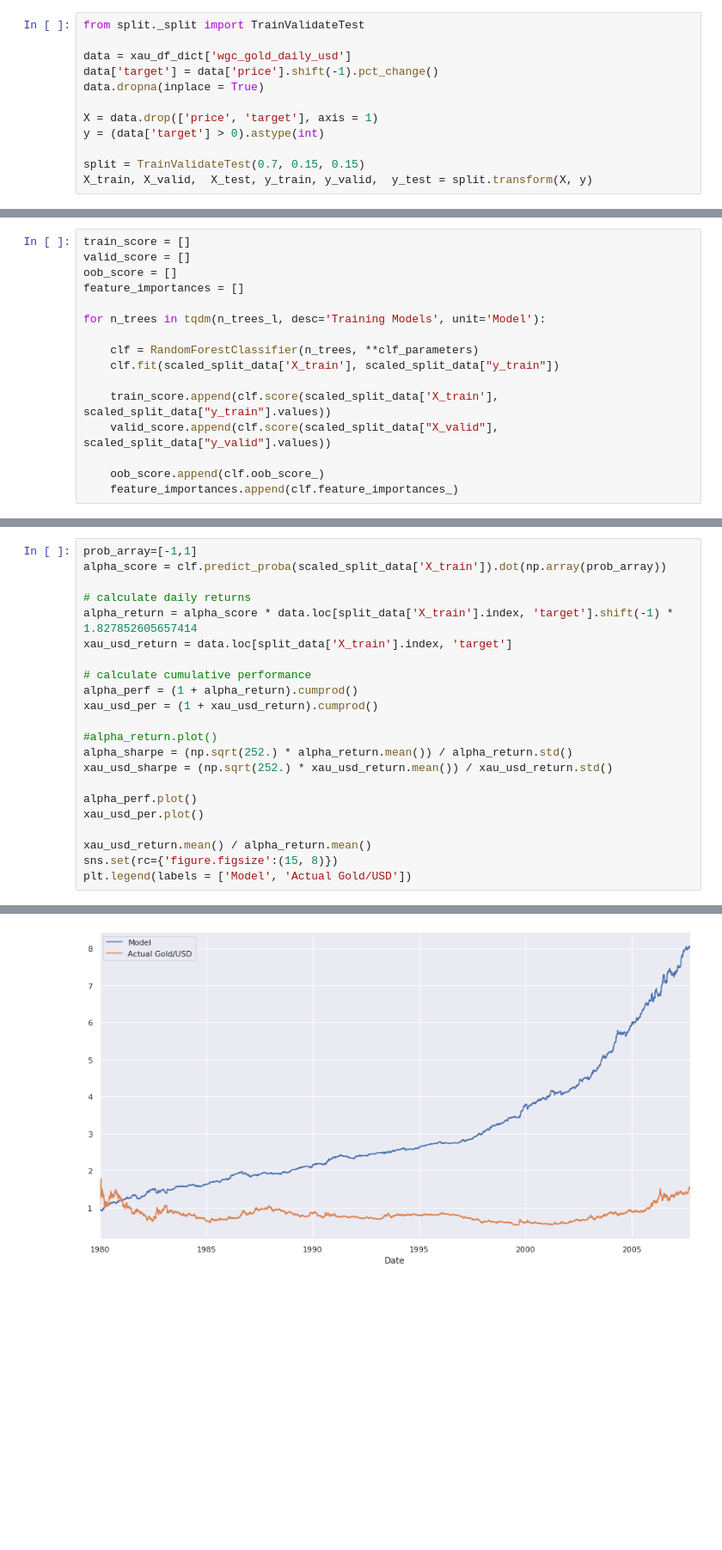
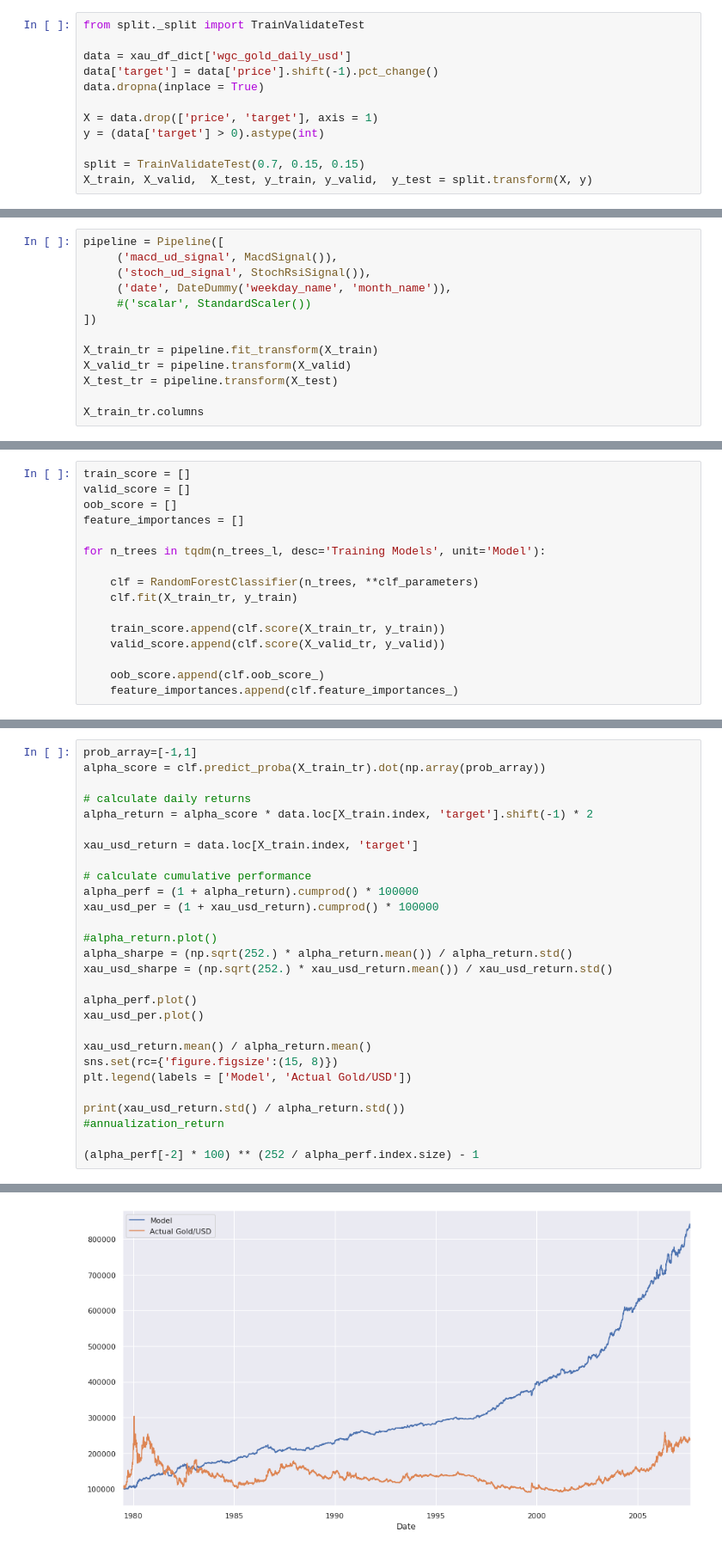
Before and after one commit to jbmoorhouse/gold_returns_predictor, a Jupyter notebook: xauusd_analysis.ipynb, the cells around one changed output, grey strips where cells are left out. Shown at 86% size. Drawn from its saved outputs; the diff is of its cells as text; blank space fills up the shorter version.

Commit message:
Added dates.py and date features

```diff
--- a/xauusd_analysis.ipynb
+++ b/xauusd_analysis.ipynb
@@ -177,0 +160,13 @@ scaled_split_data = {name : scalar.transform(df) if "X" in name else df for name
+# %%
+pipeline = Pipeline([
+     ('macd_ud_signal', MacdSignal()),
+     ('stoch_ud_signal', StochRsiSignal()),
+     ('date', DateDummy('weekday_name', 'month_name')),
+     #('scalar', StandardScaler())
+])
+
+X_train_tr = pipeline.fit_transform(X_train)
+X_valid_tr = pipeline.transform(X_valid)
+X_test_tr = pipeline.transform(X_test)
+
+X_train_tr.columns
@@ -196,10 +200,10 @@ feature_importances = []
 for n_trees in tqdm(n_trees_l, desc='Training Models', unit='Model'):
 
     clf = RandomForestClassifier(n_trees, **clf_parameters)
-    clf.fit(scaled_split_data['X_train'], scaled_split_data["y_train"])
+    clf.fit(X_train_tr, y_train)
 
-    train_score.append(clf.score(scaled_split_data['X_train'], scaled_split_data["y_train"].values))
-    valid_score.append(clf.score(scaled_split_data["X_valid"], scaled_split_data["y_valid"].values))
+    train_score.append(clf.score(X_train_tr, y_train))
+    valid_score.append(clf.score(X_valid_tr, y_valid))
 
     oob_score.append(clf.oob_score_)
     feature_importances.append(clf.feature_importances_)
@@ -226,14 +230,15 @@ plot([n_trees_l]*3,
 # %%
 prob_array=[-1,1]
-alpha_score = clf.predict_proba(scaled_split_data['X_train']).dot(np.array(prob_array))
+alpha_score = clf.predict_proba(X_train_tr).dot(np.array(prob_array))
 
 # calculate daily returns
-alpha_return = alpha_score * data.loc[split_data['X_train'].index, 'target'].shift(-1) * 1.827852605657414
-xau_usd_return = data.loc[split_data['X_train'].index, 'target']
+alpha_return = alpha_score * data.loc[X_train.index, 'target'].shift(-1) * 2
+
+xau_usd_return = data.loc[X_train.index, 'target']
 
 # calculate cumulative performance
-alpha_perf = (1 + alpha_return).cumprod()
-xau_usd_per = (1 + xau_usd_return).cumprod()
+alpha_perf = (1 + alpha_return).cumprod() * 100000
+xau_usd_per = (1 + xau_usd_return).cumprod() * 100000
 
 #alpha_return.plot()
 alpha_sharpe = (np.sqrt(252.) * alpha_return.mean()) / alpha_return.std()
@@ -245,4 +250,9 @@ xau_usd_per.plot()
 xau_usd_return.mean() / alpha_return.mean()
 sns.set(rc={'figure.figsize':(15, 8)})
 plt.legend(labels = ['Model', 'Actual Gold/USD'])
+
+print(xau_usd_return.std() / alpha_return.std())
+#annualization_return
+
+(alpha_perf[-2] * 100) ** (252 / alpha_perf.index.size) - 1
 # %% [output]
@@ -250 +261 @@ plt.legend(labels = ['Model', 'Actual Gold/USD'])
-[figure, old version]
+[figure, new version]
```
Also changed, not shown: parts of 8 cells of this notebook, 1 other file.
